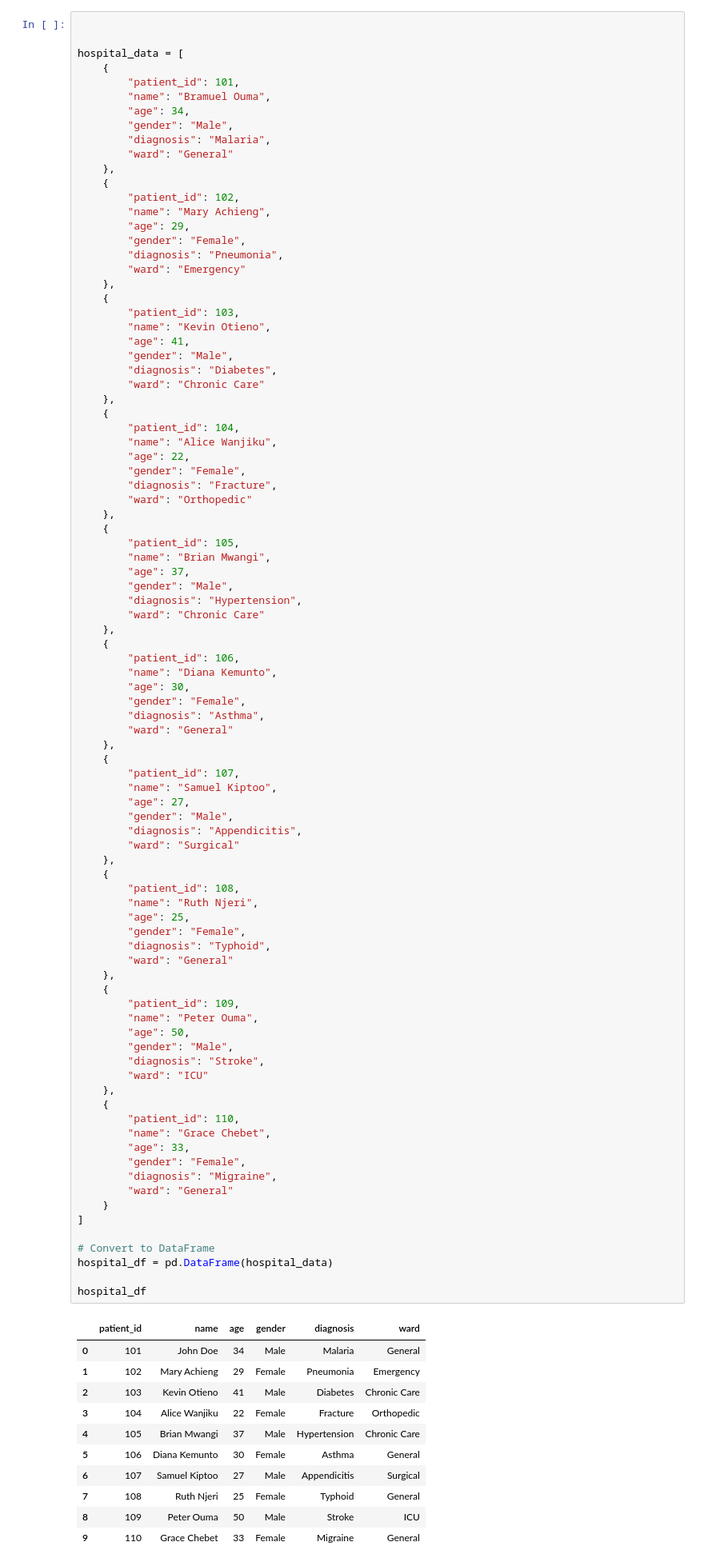
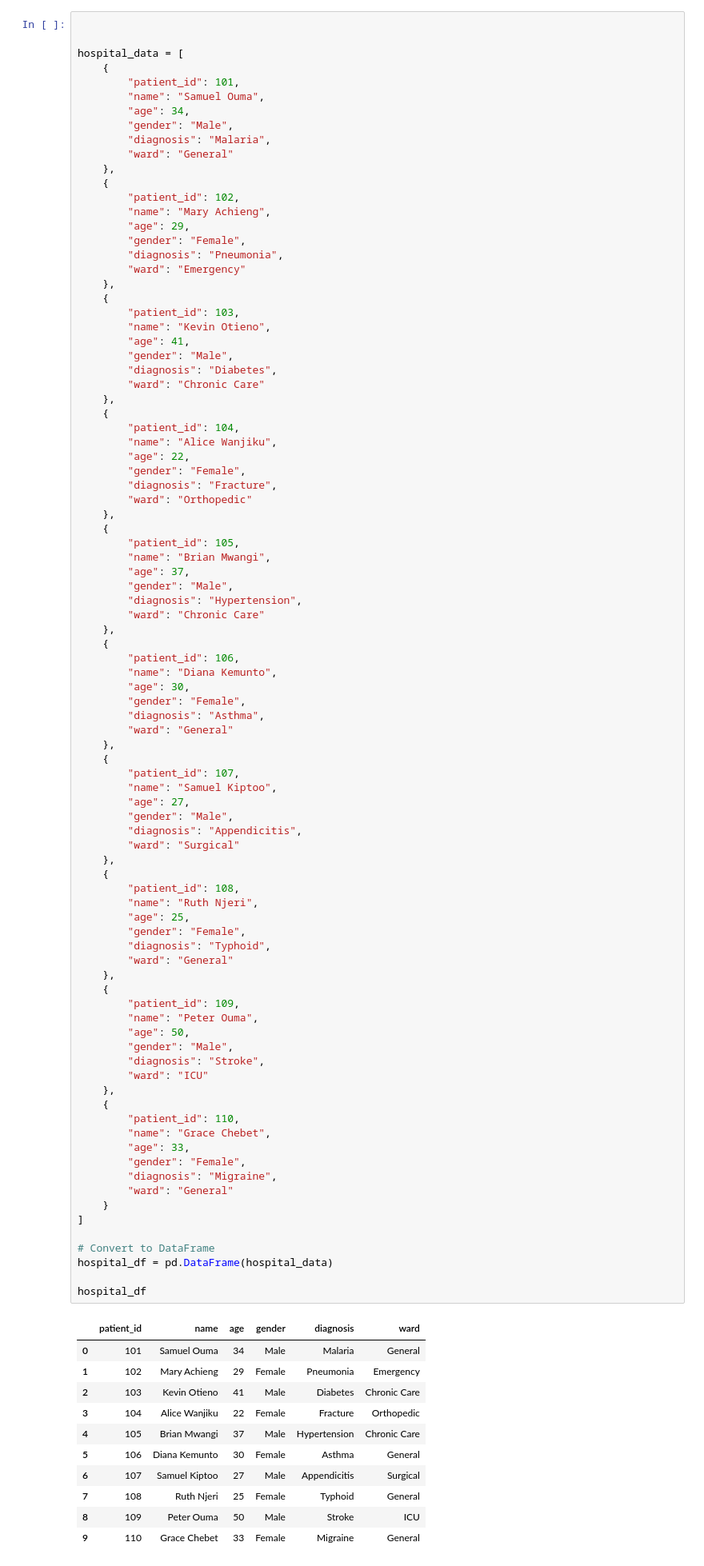
Before and after one commit to Clinton1029/create_data_python, a Jupyter notebook: create_data_python.ipynb, the cells around one changed output. Shown at 80% size. Cells and saved outputs as stored; diff of their text form.

```diff
--- a/create_data_python.ipynb
+++ b/create_data_python.ipynb
@@ -14,7 +14,7 @@ import pandas as pd
 hospital_data = [
     {
         "patient_id": 101,
-        "name": "Bramuel Ouma",
+        "name": "Samuel Ouma",
         "age": 34,
         "gender": "Male",
         "diagnosis": "Malaria",
@@ -73,34 +73,34 @@ hospital_data = [
         "name": "Ruth Njeri",
         "age": 25,
         "gender": "Female",
         "diagnosis": "Typhoid",
         "ward": "General"
     },
     {
         "patient_id": 109,
         "name": "Peter Ouma",
         "age": 50,
         "gender": "Male",
         "diagnosis": "Stroke",
         "ward": "ICU"
     },
     {
         "patient_id": 110,
         "name": "Grace Chebet",
         "age": 33,
         "gender": "Female",
         "diagnosis": "Migraine",
         "ward": "General"
     }
 ]
 
 # Convert to DataFrame
 hospital_df = pd.DataFrame(hospital_data)
 
 hospital_df
 # %% [output]
 |  | patient_id | name | age | gender | diagnosis | ward |
-| 0 | 101 | John Doe | 34 | Male | Malaria | General |
+| 0 | 101 | Samuel Ouma | 34 | Male | Malaria | General |
 | 1 | 102 | Mary Achieng | 29 | Female | Pneumonia | Emergency |
 | 2 | 103 | Kevin Otieno | 41 | Male | Diabetes | Chronic Care |
 | 3 | 104 | Alice Wanjiku | 22 | Female | Fracture | Orthopedic |
```
Also changed, not shown: parts of 1 cell of this notebook.
